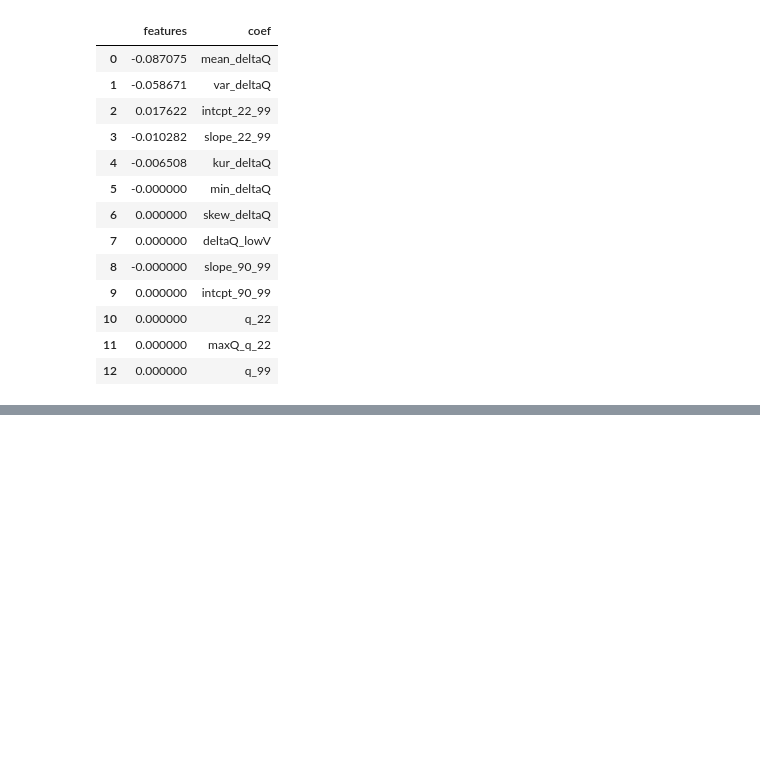
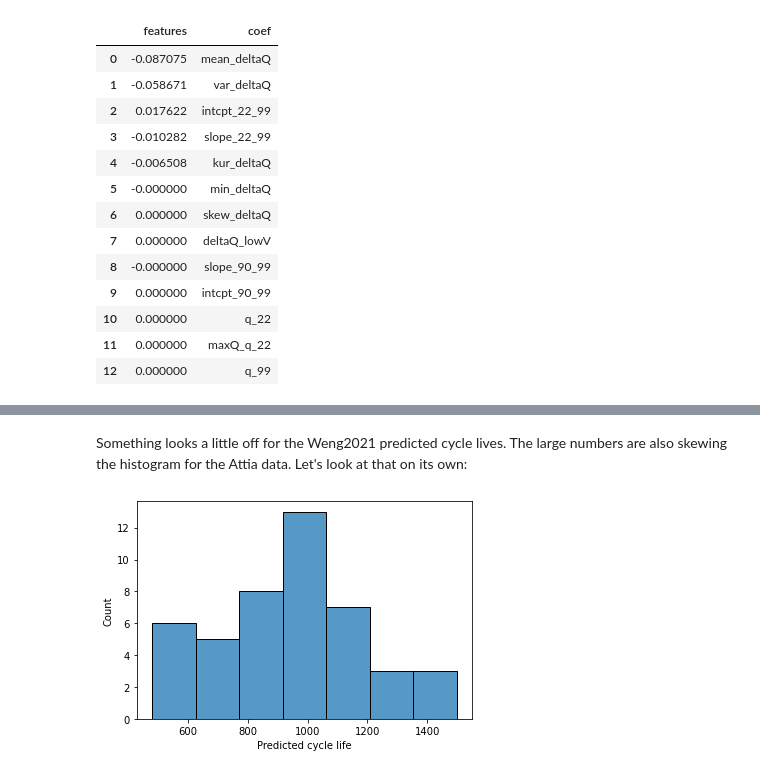
Before and after one commit to Voltaiq/vce_Cycle-Life-Prediction-Tutorial_1451ae38, a Jupyter notebook: main.ipynb, the cells around one changed output, grey strips where cells are left out. Drawn from its saved outputs; the diff is of its cells as text; code cells hidden in the pictures; blank space fills up the shorter version.

```diff
--- a/main.ipynb
+++ b/main.ipynb
@@ -276,0 +343,6 @@ eNet_dchg_coef_sorted
+# %% [markdown]
+Something looks a little off for the Weng2021 predicted cycle lives. The large numbers are also skewing the histogram for the Attia data. Let's look at that on its own:
+# %%
+_=sns.histplot(data = predict_df[predict_df.Group == 'Attia2020 (LFP)'],x = 'Predicted cycle life')
+# %% [output]
+[figure, added]
```
Also changed, not shown: parts of 21 cells of this notebook.
